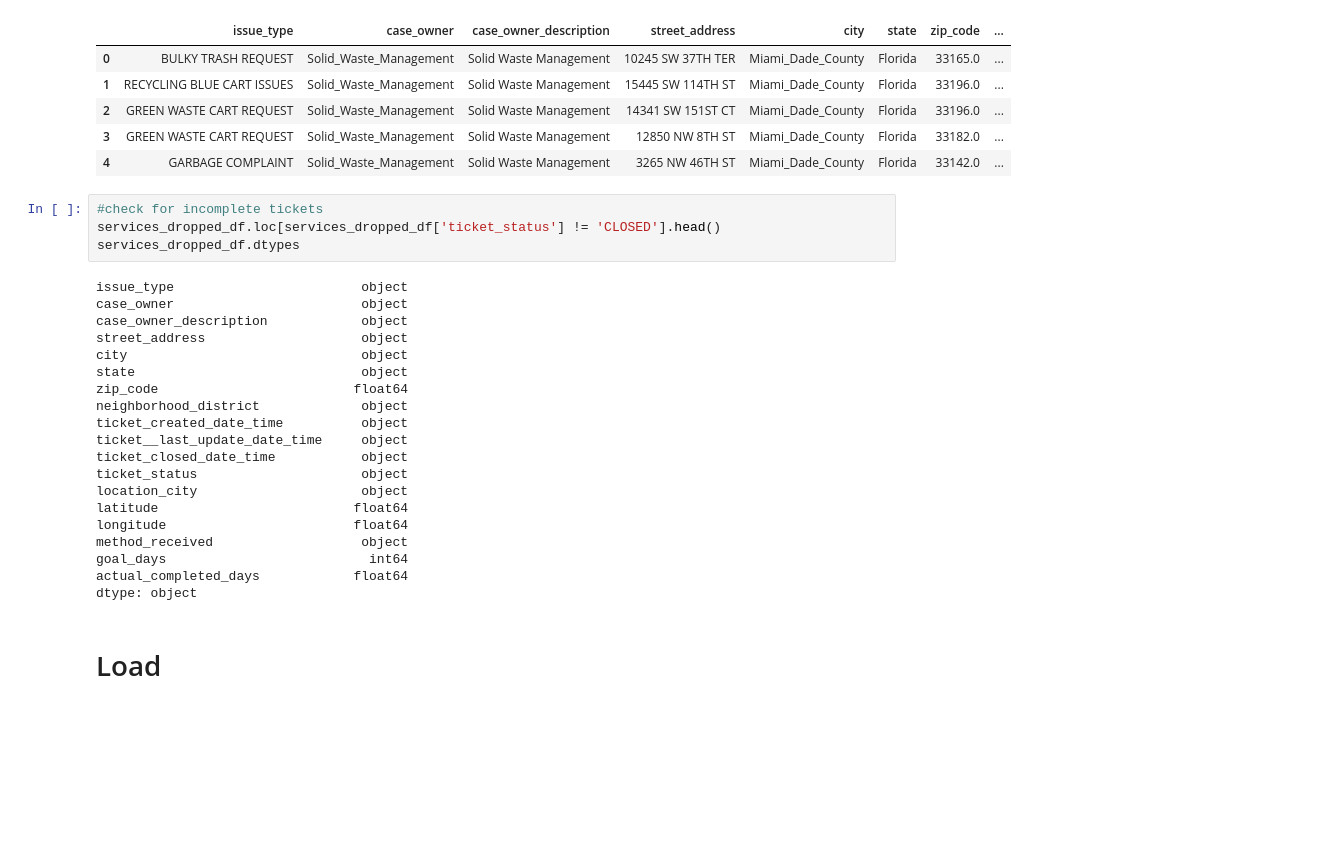
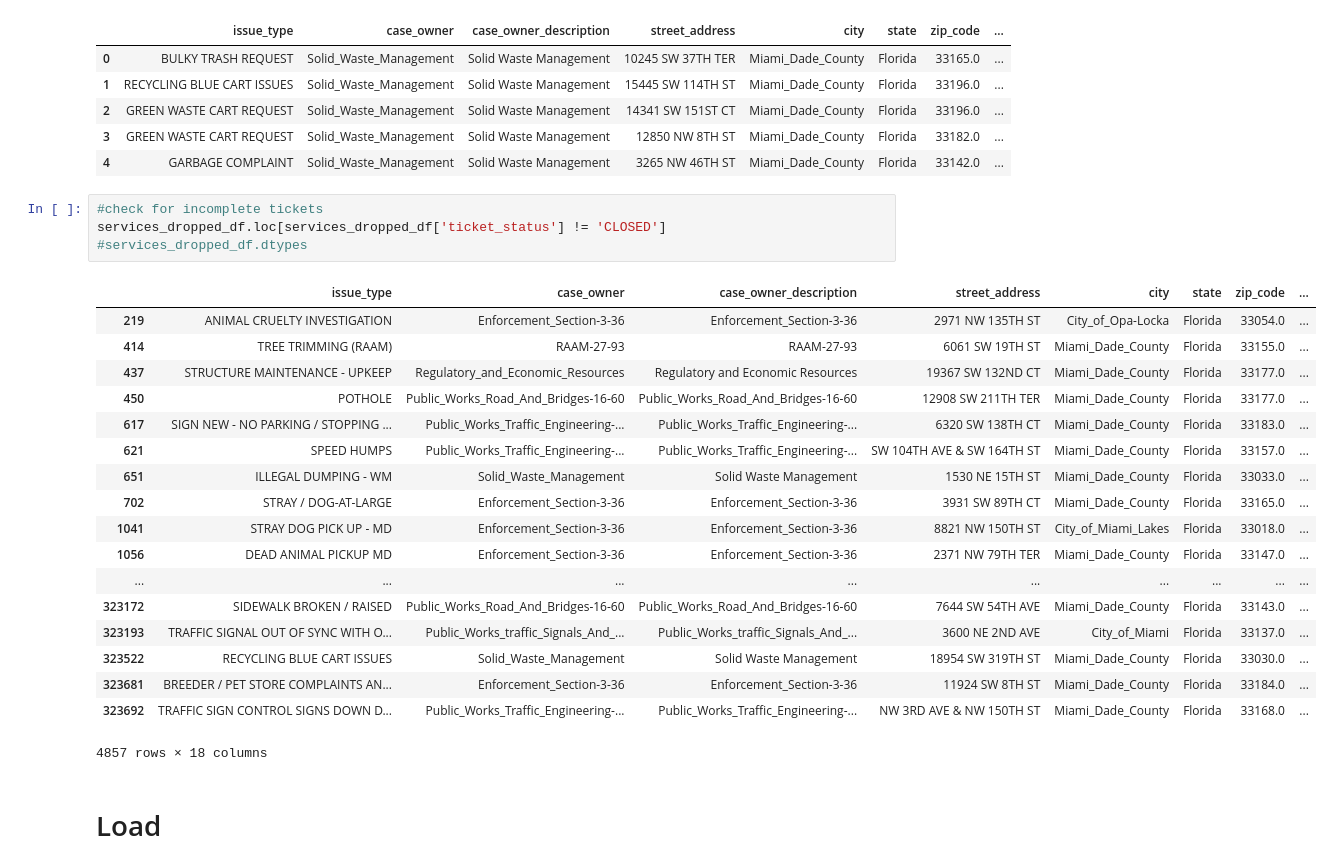
Before and after one commit to Gan001/dataviz-project-two, a Jupyter notebook: ETL.ipynb, the cells around one changed output. Saved outputs shown, nothing was run; the diff lists cells and outputs as text; blank space fills up the shorter version.

```diff
--- a/ETL.ipynb
+++ b/ETL.ipynb
@@ -58,28 +58,27 @@ services_dropped_df.head()
 | 4 | GARBAGE COMPLAINT | Solid_Waste_Management | Solid Waste Management | 3265 NW 46TH ST | Miami_Dade_County | Florida | 33142.0 | ... |
 # %%
 #check for incomplete tickets
-services_dropped_df.loc[services_dropped_df['ticket_status'] != 'CLOSED'].head()
-services_dropped_df.dtypes
+services_dropped_df.loc[services_dropped_df['ticket_status'] != 'CLOSED']
+#services_dropped_df.dtypes
 # %% [output]
+|  | issue_type | case_owner | case_owner_description | street_address | city | state | zip_code | ... |
+| 219 | ANIMAL CRUELTY INVESTIGATION | Enforcement_Section-3-36 | Enforcement_Section-3-36 | 2971 NW 135TH ST | City_of_Opa-Locka | Florida | 33054.0 | ... |
+| 414 | TREE TRIMMING (RAAM) | RAAM-27-93 | RAAM-27-93 | 6061 SW 19TH ST | Miami_Dade_County | Florida | 33155.0 | ... |
+| 437 | STRUCTURE MAINTENANCE - UPKEEP | Regulatory_and_Economic_Resources | Regulatory and Economic Resources | 19367 SW 132ND CT | Miami_Dade_County | Florida | 33177.0 | ... |
+| 450 | POTHOLE | Public_Works_Road_And_Bridges-16-60 | Public_Works_Road_And_Bridges-16-60 | 12908 SW 211TH TER | Miami_Dade_County | Florida | 33177.0 | ... |
+| 617 | SIGN NEW - NO PARKING / STOPPING ... | Public_Works_Traffic_Engineering-... | Public_Works_Traffic_Engineering-... | 6320 SW 138TH CT | Miami_Dade_County | Florida | 33183.0 | ... |
+| 621 | SPEED HUMPS | Public_Works_Traffic_Engineering-... | Public_Works_Traffic_Engineering-... | SW 104TH AVE & SW 164TH ST | Miami_Dade_County | Florida | 33157.0 | ... |
+| 651 | ILLEGAL DUMPING - WM | Solid_Waste_Management | Solid Waste Management | 1530 NE 15TH ST | Miami_Dade_County | Florida | 33033.0 | ... |
+| 702 | STRAY / DOG-AT-LARGE | Enforcement_Section-3-36 | Enforcement_Section-3-36 | 3931 SW 89TH CT | Miami_Dade_County | Florida | 33165.0 | ... |
+| 1041 | STRAY DOG PICK UP - MD | Enforcement_Section-3-36 | Enforcement_Section-3-36 | 8821 NW 150TH ST | City_of_Miami_Lakes | Florida | 33018.0 | ... |
+| 1056 | DEAD ANIMAL PICKUP MD | Enforcement_Section-3-36 | Enforcement_Section-3-36 | 2371 NW 79TH TER | Miami_Dade_County | Florida | 33147.0 | ... |
+| ... | ... | ... | ... | ... | ... | ... | ... | ... |
+| 323172 | SIDEWALK BROKEN / RAISED | Public_Works_Road_And_Bridges-16-60 | Public_Works_Road_And_Bridges-16-60 | 7644 SW 54TH AVE | Miami_Dade_County | Florida | 33143.0 | ... |
+| 323193 | TRAFFIC SIGNAL OUT OF SYNC WITH O... | Public_Works_traffic_Signals_And_... | Public_Works_traffic_Signals_And_... | 3600 NE 2ND AVE | City_of_Miami | Florida | 33137.0 | ... |
+| 323522 | RECYCLING BLUE CART ISSUES | Solid_Waste_Management | Solid Waste Management | 18954 SW 319TH ST | Miami_Dade_County | Florida | 33030.0 | ... |
+| 323681 | BREEDER / PET STORE COMPLAINTS AN... | Enforcement_Section-3-36 | Enforcement_Section-3-36 | 11924 SW 8TH ST | Miami_Dade_County | Florida | 33184.0 | ... |
+| 323692 | TRAFFIC SIGN CONTROL SIGNS DOWN D... | Public_Works_Traffic_Engineering-... | Public_Works_Traffic_Engineering-... | NW 3RD AVE & NW 150TH ST | Miami_Dade_County | Florida | 33168.0 | ... |
-issue_type                        object
-case_owner                        object
-case_owner_description            object
-street_address                    object
-city                              object
-state                             object
-zip_code                         float64
-neighborhood_district             object
-ticket_created_date_time          object
-ticket__last_update_date_time     object
-ticket_closed_date_time           object
-ticket_status                     object
-location_city                     object
-latitude                         float64
-longitude                        float64
-method_received                   object
-goal_days                          int64
-actual_completed_days            float64
-dtype: object
+4857 rows × 18 columns
 # %% [markdown]
 # Load
 # %%
```
